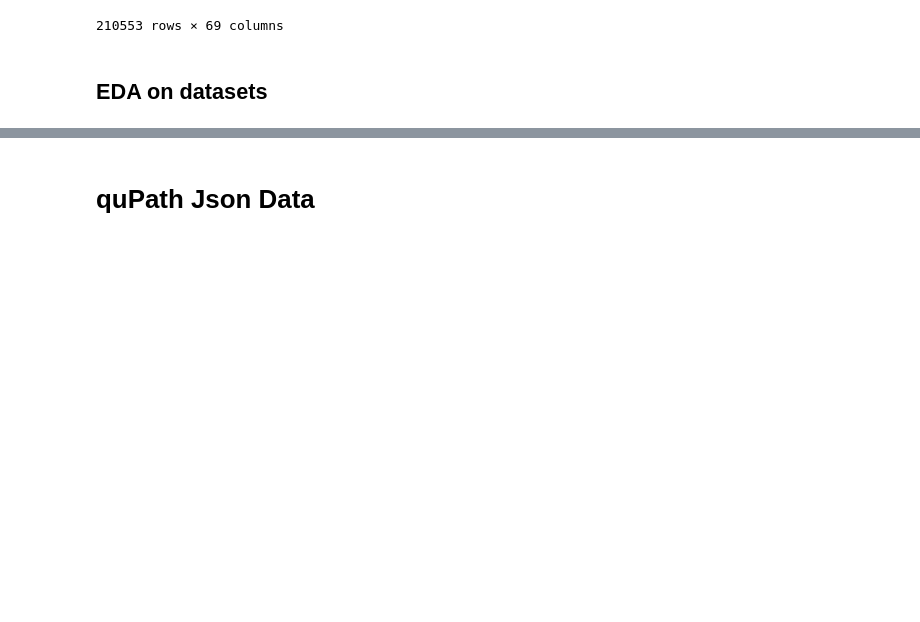
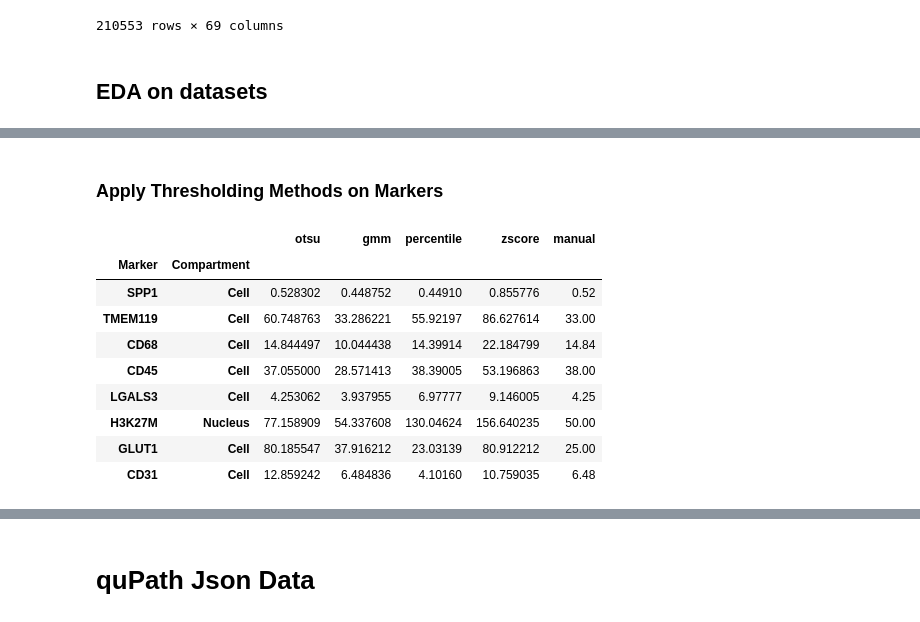
Before and after one commit to sadeghetemad/nencki-image-segmentation, a Jupyter notebook: notebooks/patient_analysis.ipynb, the cells around one changed output, grey strips where cells are left out. Drawn from its saved outputs; the diff is of its cells as text; code cells hidden in the pictures; blank space fills up the shorter version.

```diff
--- a/notebooks/patient_analysis.ipynb
+++ b/notebooks/patient_analysis.ipynb
@@ -23,9 +24,8 @@ patinet_3149 = base_dir.parent / "data/measurements_3149.csv"
 raw = pd.read_excel(patient_1991, header=None)
 header = raw.iloc[0,0].split(";")
 raw.columns = header
-col = "Cell: ALDH1L1: Median"
-raw[col] = raw[col].astype(str).str.extract(r"([-+]?\d*\.?\d+)")[0]
-raw[col] = pd.to_numeric(raw[col], errors="coerce")
+raw["Cell: ALDH1L1: Median"] = raw["Cell: ALDH1L1: Median"].astype(str).str.extract(r"([-+]?\d*\.?\d+)")[0]
+raw["Cell: ALDH1L1: Median"] = pd.to_numeric(raw["Cell: ALDH1L1: Median"], errors="coerce")
 raw = raw.iloc[3:,:]
 df_1991 = raw.reset_index(drop=True)
 df_1991
@@ -68,5 +68,5 @@ df_3149
 # %% [markdown]
 ## EDA on datasets
 # %%
-data = df_1991 # or df_3149
+data = df_3149 #  df_3149 or df_1991
 # %%
@@ -132,9 +95,0 @@ TH
-# %%
-for m in ["SPP1", "TMEM119", "CD68", "CD45", "LGALS3", "H3K27M", "GLUT1", "CD31"]:
-    col = f"Cell: {m}: Mean" if m != "H3K27M" else f"Nucleus: {m}: Mean"
-    vals = data[col].dropna()
-    plt.hist(vals, bins=100)
-    plt.axvline(TH[m], color='red', label=f"Threshold {TH[m]:.2f}")
-    plt.title(m)
-    plt.legend()
-    plt.show()
@@ -245,0 +96,2 @@ plt.show()
+# %% [markdown]
+### Apply Thresholding Methods on Markers
@@ -245,0 +221,54 @@ plt.show()
+# %%
+markers = ["SPP1", "TMEM119", "CD68", "CD45", "LGALS3", "H3K27M", "GLUT1", "CD31"]
+
+# Manual thresholds 1991:
+#  "SPP1": 0.49, # otsu
+# "TMEM119": 30, # manual
+# "CD68": 9.8, # otsu
+# "CD45": 27.8, # otsu
+# "LGALS3": 5.76, # otsu
+# "H3K27M": 40, # manual
+# "GLUT1": 10 , # manual
+# "CD31": 6.02 # otsu
+
+# Manual thresholds 3149:
+#  "SPP1": 0.52, # otsu
+# "TMEM119": 33, # manual
+# "CD68": 14.84, # otsu
+# "CD45": 38, # manual
+# "LGALS3": 4.25 , # otsu
+# "H3K27M": 50 , # manual
+# "GLUT1": 25 , # manual
+# "CD31": 6.48 # manual
+
+
+thresholds_df, TH = compute_thresholds(data,
+                                       markers,
+                                       methods=["otsu", "gmm", "percentile", "zscore","manual"],
+                                       percentile=90,
+                                       zscore=2,
+                                       manual_thr={
+                                           "SPP1": 0.52, # otsu
+                                          "TMEM119": 33, # manual
+                                          "CD68": 14.84, # otsu
+                                          "CD45": 38, # manual
+                                          "LGALS3": 4.25 , # otsu
+                                          "H3K27M": 50 , # manual
+                                          "GLUT1": 25 , # manual
+                                          "CD31": 6.48 # manual
+                                       },
+                                       save_plots=True
+                                       )
+
+thresholds_df
+# %% [output]
+|  |  | otsu | gmm | percentile | zscore | manual |
+| Marker | Compartment |  |  |  |  |  |
+| SPP1 | Cell | 0.528302 | 0.448752 | 0.44910 | 0.855776 | 0.52 |
+| TMEM119 | Cell | 60.748763 | 33.286221 | 55.92197 | 86.627614 | 33.00 |
+| CD68 | Cell | 14.844497 | 10.044438 | 14.39914 | 22.184799 | 14.84 |
+| CD45 | Cell | 37.055000 | 28.571413 | 38.39005 | 53.196863 | 38.00 |
+| LGALS3 | Cell | 4.253062 | 3.937955 | 6.97777 | 9.146005 | 4.25 |
+| H3K27M | Nucleus | 77.158909 | 54.337608 | 130.04624 | 156.640235 | 50.00 |
+| GLUT1 | Cell | 80.185547 | 37.916212 | 23.03139 | 80.912212 | 25.00 |
+| CD31 | Cell | 12.859242 | 6.484836 | 4.10160 | 10.759035 | 6.48 |
```
Also changed, not shown: parts of 19 cells of this notebook.
